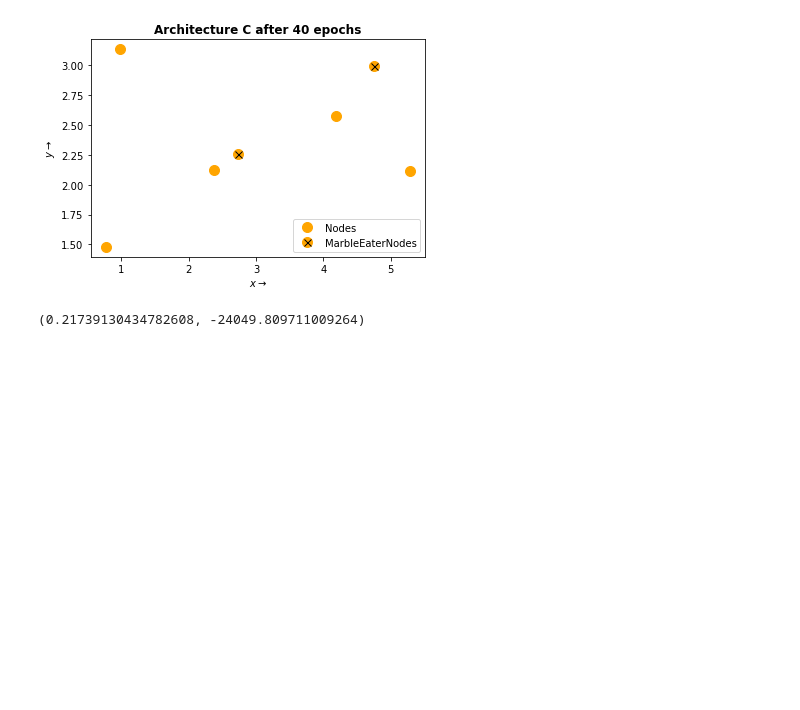
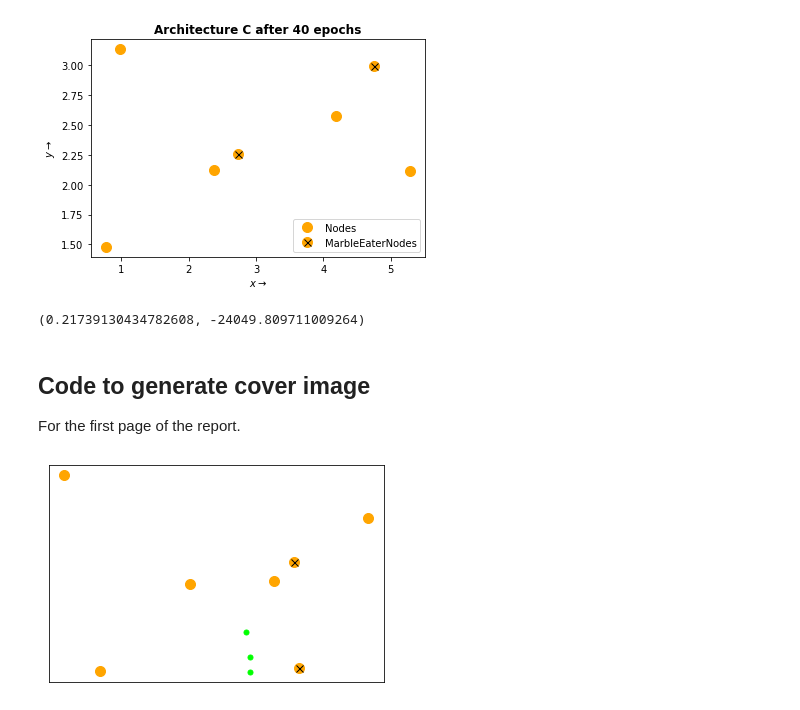
Before and after one commit to Nifrec/nenwin, a Jupyter notebook: nenwin/banknote_dataset/run_on_testset.ipynb, the cells around one changed output. Saved outputs shown, nothing was run; the diff lists cells and outputs as text; code cells hidden in the pictures; blank space fills up the shorter version.

Commit message:
Add code to generate cover image

```diff
--- a/nenwin/banknote_dataset/run_on_testset.ipynb
+++ b/nenwin/banknote_dataset/run_on_testset.ipynb
@@ -83,3 +83,21 @@ num_steps_till_read_output = int(2 / step_size)
 TRAINER.evaluate_model(step_size, num_steps_till_read_output, use_validation=False)
 # %% [output]
 (0.21739130434782608, -24049.809711009264)
+# %% [markdown]
+## Code to generate cover image
+For the first page of the report.
+# %%
+data_iter = iter(DATASET.iter_train())
+MODEL.reset()
+MODEL.add_marbles(INPUT_PLACER.marblelize_data(next(data_iter)[0]))
+for x in range(11):
+    MODEL.make_timestep(0.1)
+fig, ax = plot_model(MODEL)
+ax.legend_ = None
+ax.set_xticks([])
+ax.set_yticks([])
+ax.set_ylabel("")
+ax.set_xlabel("");
+# fig.savefig("teaser.pdf");
+# %% [output]
+[figure, added]
```
